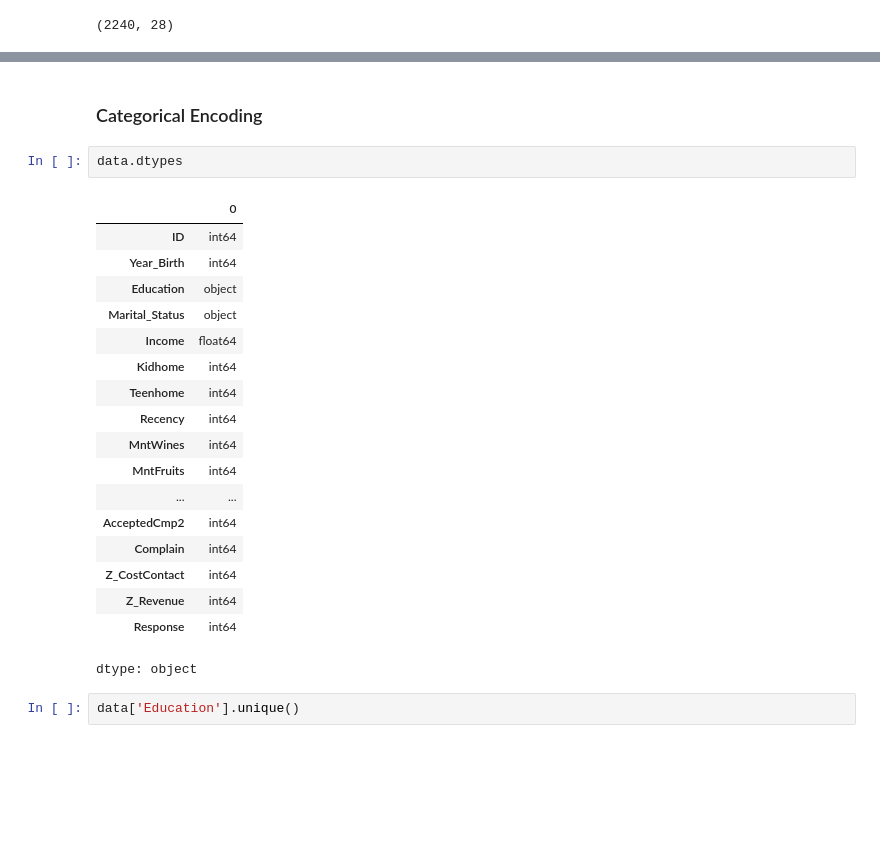
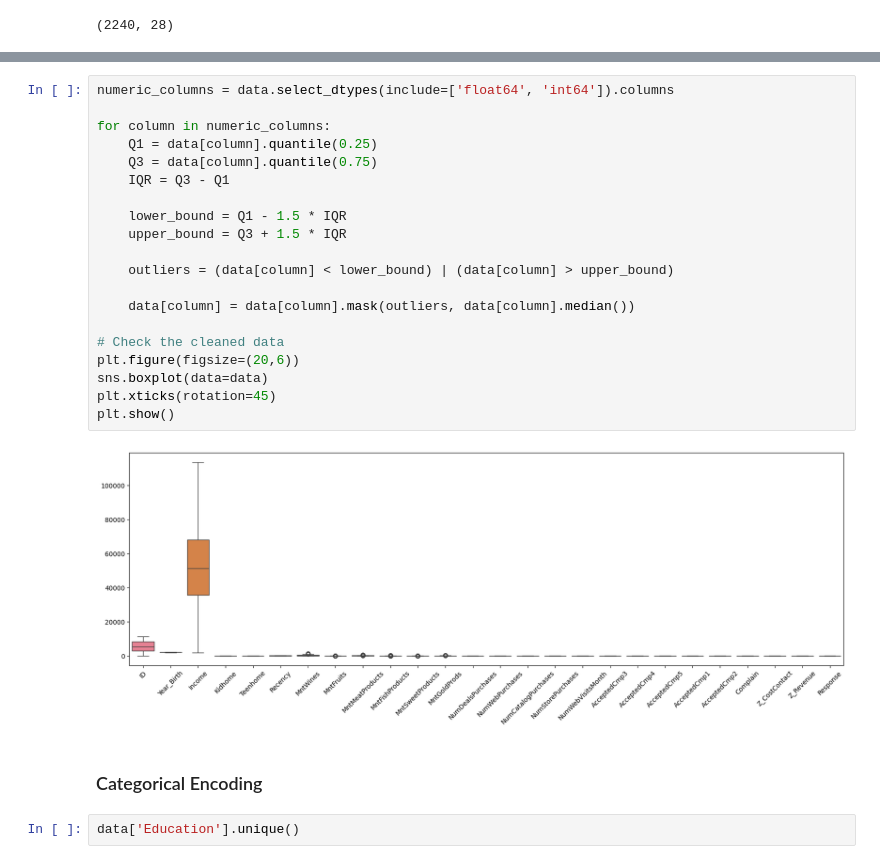
Before and after one commit to Graceyujung/ML, a Jupyter notebook: Grace_Clustering_Assignment.ipynb, the cells around one changed output, grey strips where cells are left out. Drawn from its saved outputs; the diff is of its cells as text; blank space fills up the shorter version.

```diff
--- a/Grace_Clustering_Assignment.ipynb
+++ b/Grace_Clustering_Assignment.ipynb
@@ -127,26 +150,27 @@ data.shape
+# %%
+numeric_columns = data.select_dtypes(include=['float64', 'int64']).columns
+
+for column in numeric_columns:
+    Q1 = data[column].quantile(0.25)
+    Q3 = data[column].quantile(0.75)
+    IQR = Q3 - Q1
+
+    lower_bound = Q1 - 1.5 * IQR
+    upper_bound = Q3 + 1.5 * IQR
+
+    outliers = (data[column] < lower_bound) | (data[column] > upper_bound)
+
+    data[column] = data[column].mask(outliers, data[column].median())
+
+# Check the cleaned data
+plt.figure(figsize=(20,6))
+sns.boxplot(data=data)
+plt.xticks(rotation=45)
+plt.show()
+# %% [output]
+[figure, added]
 # %% [markdown]
 ### Categorical Encoding
-# %%
-data.dtypes
-# %% [output]
-|  | 0 |
-| ID | int64 |
-| Year_Birth | int64 |
-| Education | object |
-| Marital_Status | object |
-| Income | float64 |
-| Kidhome | int64 |
-| Teenhome | int64 |
-| Recency | int64 |
-| MntWines | int64 |
-| MntFruits | int64 |
-| ... | ... |
-| AcceptedCmp2 | int64 |
-| Complain | int64 |
-| Z_CostContact | int64 |
-| Z_Revenue | int64 |
-| Response | int64 |
-dtype: object
 # %%
 data['Education'].unique()
 # %% [output]
```
Also changed, not shown: parts of 10 cells of this notebook.
